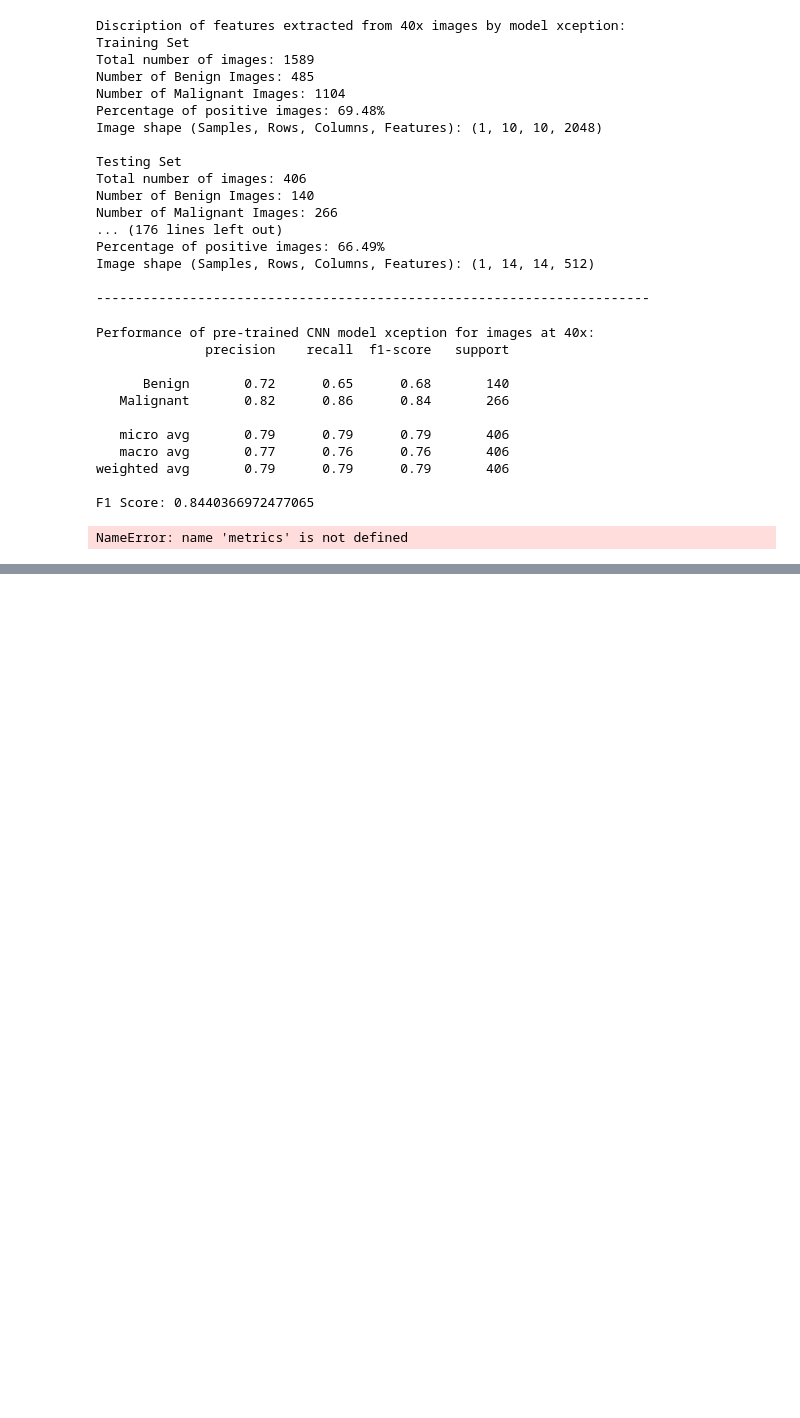
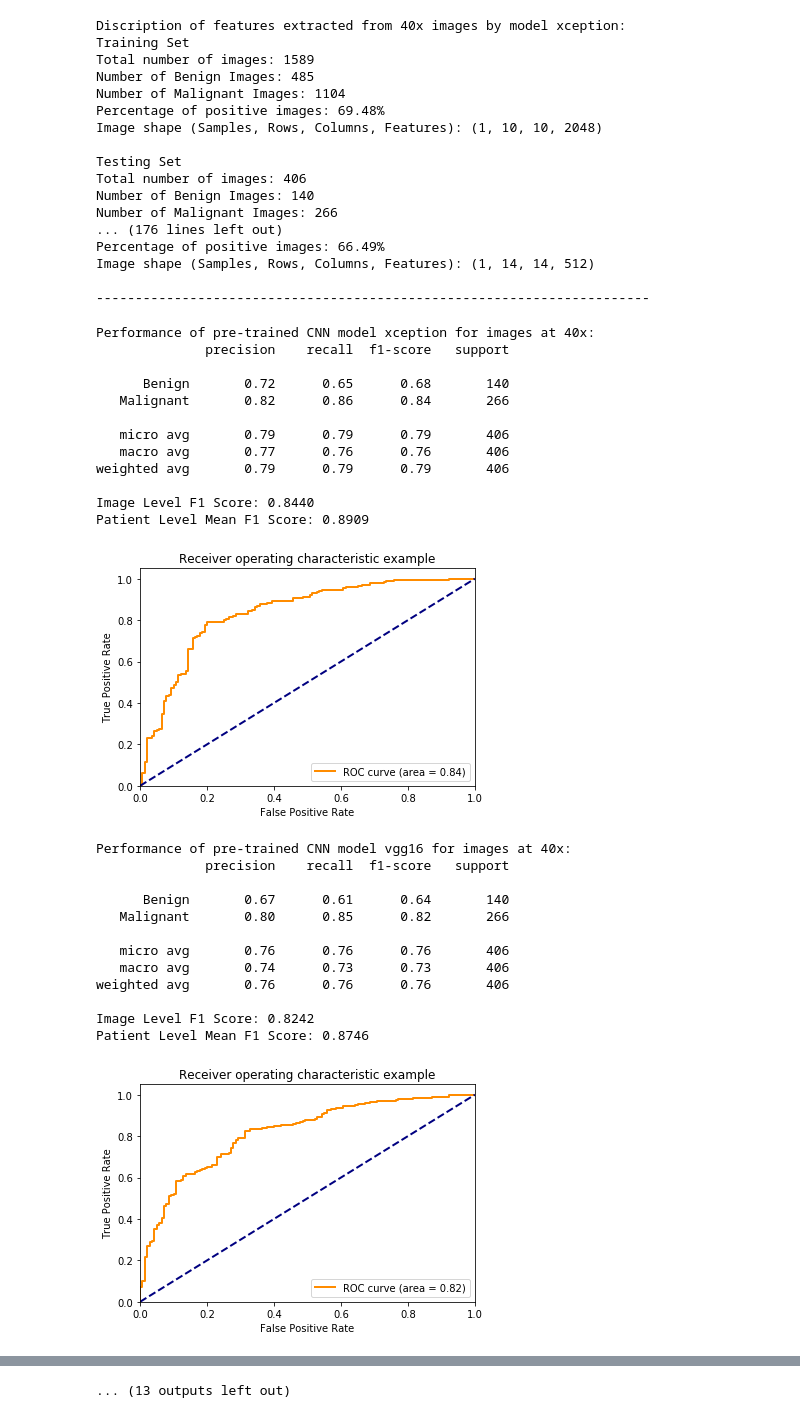
Before and after one commit to Dylansppy/Breast-Tumor-Classification, a Jupyter notebook: classification2.ipynb, the cells around one changed output, grey strips where cells are left out. Saved outputs shown, nothing was run; the diff lists cells and outputs as text; code cells hidden in the pictures; blank space fills up the shorter version.

```diff
--- a/classification2.ipynb
+++ b/classification2.ipynb
@@ -65,6 +65,7 @@ from sklearn.linear_model import LogisticRegression
 from sklearn import model_selection
 from sklearn.model_selection import GroupKFold
 from sklearn.model_selection import GridSearchCV
+from sklearn import metrics
 from sklearn.metrics import classification_report
 from sklearn.metrics import f1_score
 from sklearn.metrics import accuracy_score
@@ -72,14 +73,32 @@ from sklearn.metrics import confusion_matrix
 
 
 # Test Model Performance on Testing Set
-def test_performance(X_test, y_test, model):
+def test_performance(X_test, y_test, p_test, classifier):
+    """This function will give performance measurement for a given classifier"""
     # Classification report
     labels = ["Benign", "Malignant"]
-    y_predict = model.predict(X_test)
+    y_predict = classifier.predict(X_test)
     print(classification_report(y_test, y_predict, target_names=labels))
-    print("F1 Score: {}".format(f1_score(y_test, y_predict)))
+    # Image Level F1 Score
+    print("Image Level F1 Score: {:.4f}".format(max(f1_score(y_test, y_predict, pos_label=1, average=None))))
+    # Patient level F1 score
+    result = {}
+    for true, pred, people in zip(y_test, y_predict, p_test):
+        if people in result:
+            result[people][0].append(true)
+            result[people][1].append(pred)
+        else:
+            if pred == true:
+                result[people] = [[true],[pred]]
+    f1_scores = []
+    for people, true_pred in result.items():
+        true_class = np.asarray(true_pred[0])
+        predicted_class = np.asarray(true_pred[1])
+        f1_scores.append(max(f1_score(true_class, predicted_class, pos_label=1, average=None)))
+    mean_f1_patient_level = sum(f1_scores)/len(f1_scores)
+    print("Patient Level Mean F1 Score: {:.4f}".format(mean_f1_patient_level))
     # ROC curve
-    y_predict_proba = model.predict_proba(X_test)
+    y_predict_proba = classifier.predict_proba(X_test)
     fpr, tpr, _ = metrics.roc_curve(y_test, y_predict_proba[:,1])
     roc_auc = metrics.auc(fpr, tpr)
     plt.figure()
@@ -96,39 +115,56 @@ def test_performance(X_test, y_test, model):
     plt.show()
 
 
-# Function returning image level pre_trained model performance
+# Function returning pre_trained model performance
 def Model_Performance(model, magnification_factor):
+    """This function will compare performance of 3 pre-trained models"""
     # Make Features from Training Set 1D for compatability with standard classifiers
     X=np.load('../data/features_' + model + '/' + magnification_factor +'/X.npy')
     X_Shape = X.shape[1]*X.shape[2]*X.shape[3]*X.shape[4]
     X_Flat = X.reshape(X.shape[0], X_Shape)
     y = np.load('../data/features_' + model  + '/' + magnification_factor+'/y.npy')
     p = np.load('../data/features_' + model  + '/' + magnification_factor+'/p.npy')
     # Split into training and testing set with defined
     X_trainFlat, y_train, X_testFlat, y_test, p_train, p_test = train_test_group_split(X_Flat, y, p)
     # Hyperparameter tuning
     # optimized_classifier(X_trainFlat, y_train, p_train, 'LR' )
     # classifier = optimized_classifier(X_trainFlat, y_train, p_train, 'SVM')
     # Classification Performance on testing data
     print('Performance of pre-trained CNN model ' + model + ' for images at ' + magnification_factor + 'x:')
     classifier = LogisticRegression(solver='liblinear').fit(X_trainFlat, y_train)
-    test_performance(X_testFlat, y_test, classifier)
+    test_performance(X_testFlat, y_test, p_test, classifier)
 
+
+# Classification performance of pre-trained models for images at each magnification level
 for factor in magnification_factors:
     Model_Performance('xception', factor)
     Model_Performance('vgg16', factor)
     Model_Performance('vgg19', factor)
-    print("-------------------------------------------------------------------")
+    print("--------------------------------------------------------------------------------------------")
 # %% [output]
 Performance of pre-trained CNN model xception for images at 40x:
               precision    recall  f1-score   support
 
       Benign       0.72      0.65      0.68       140
    Malignant       0.82      0.86      0.84       266
 
    micro avg       0.79      0.79      0.79       406
    macro avg       0.77      0.76      0.76       406
 weighted avg       0.79      0.79      0.79       406
 
-F1 Score: 0.8440366972477065
+Image Level F1 Score: 0.8440
+Patient Level Mean F1 Score: 0.8909
+[figure, added]
-NameError: name 'metrics' is not defined
+Performance of pre-trained CNN model vgg16 for images at 40x:
+              precision    recall  f1-score   support
+
+      Benign       0.67      0.61      0.64       140
+   Malignant       0.80      0.85      0.82       266
+
+   micro avg       0.76      0.76      0.76       406
+   macro avg       0.74      0.73      0.73       406
+weighted avg       0.76      0.76      0.76       406
+
+Image Level F1 Score: 0.8242
+Patient Level Mean F1 Score: 0.8746
+[figure, added]
@@ -134,0 +224 @@ NameError: name 'metrics' is not defined
+... (13 outputs left out)
```
Also changed, not shown: parts of 8 cells of this notebook.
